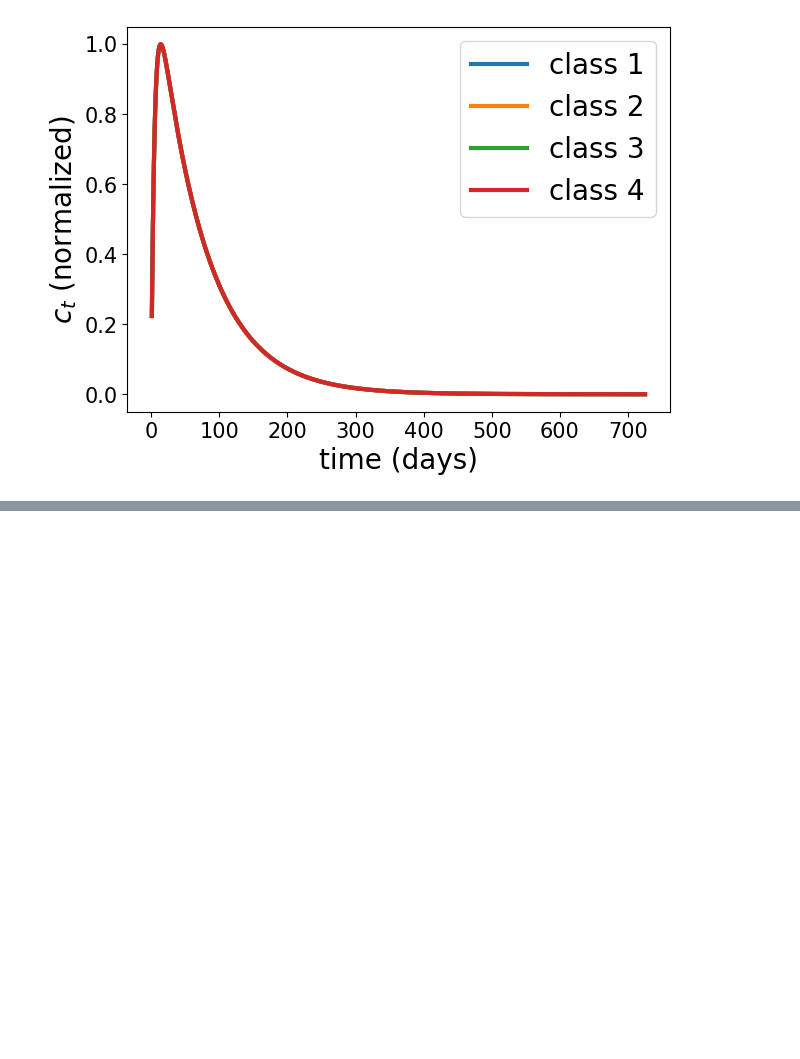
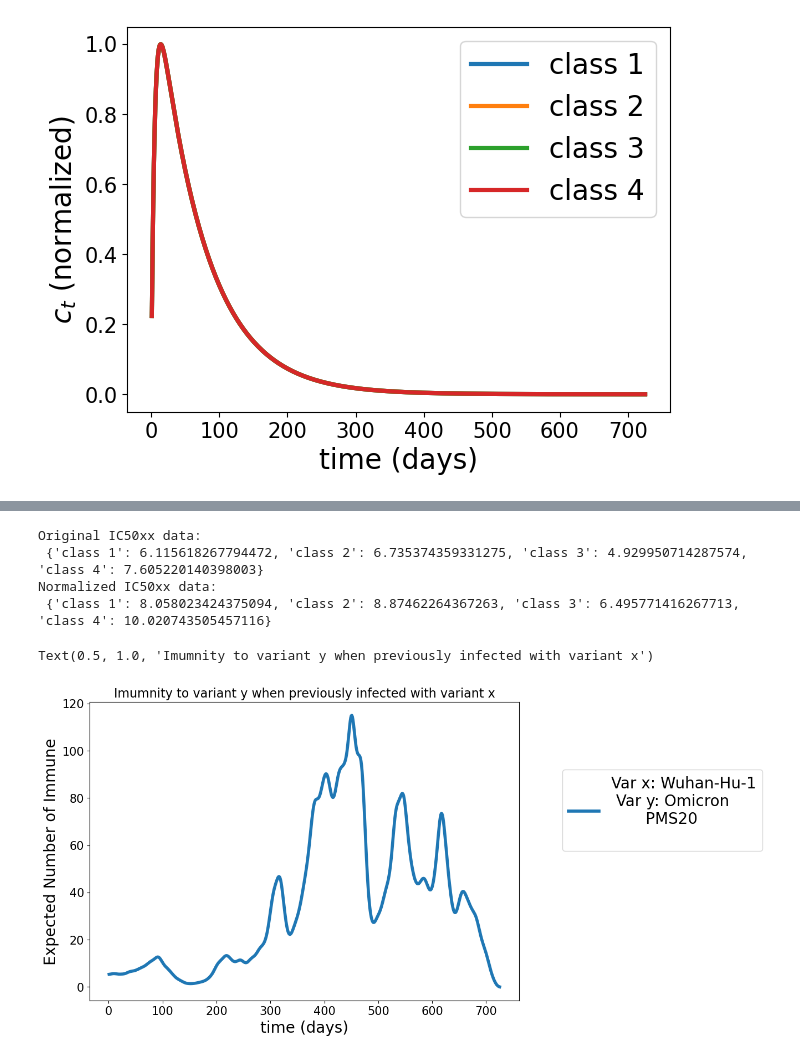
Before and after one commit to AlexiaNomena/Immune_Waning, a Jupyter notebook: Helper.ipynb, the cells around one changed output, grey strips where cells are left out. Cells and saved outputs as stored; diff of their text form; code cells hidden in the pictures; blank space fills up the shorter version.

Commit message:
change_title

```diff
--- a/Helper.ipynb
+++ b/Helper.ipynb
@@ -157,0 +98,16 @@ Text(0.5, 1.0, 'Imumnity to variant y')
+# %%
+"""Load non normalized IC50xx data """
+IC50xx_orig = pd.read_csv('Data/IC50xx_per_Ab_class.csv')
+# normalize IC50xx by c_max
+IC50xx = {}
+IC50xx_orig2 = {}
+"""Compute normalized IC50xx data (because we are working with normalized antibody dynamics in PK)"""
+for ab in Ab_classes:
+    IC50xx_orig2[ab] = float(IC50xx_orig[ab])
+    IC50xx[ab] = float(IC50xx_orig[ab]/c_max_dic[ab])
+print("Original IC50xx data:\n", IC50xx_orig2, "\nNormalized IC50xx data:\n", IC50xx)
+# %% [output]
+Original IC50xx data:
+ {'class 1': 6.115618267794472, 'class 2': 6.735374359331275, 'class 3': 4.929950714287574, 'class 4': 7.605220140398003}
+Normalized IC50xx data:
+ {'class 1': 8.058023424375094, 'class 2': 8.87462264367263, 'class 3': 6.495771416267713, 'class 4': 10.020743505457116}
@@ -158,3 +140,21 @@ Text(0.5, 1.0, 'Imumnity to variant y')
+# %%
+"""Plot Projection, default png but add extension .pdf to save as pdf"""
+import matplotlib.pyplot as plt
+xysize = (15, 15) # size of xy ticks
+labsize = 20 # size of labels and legends
+figsize = (10, 7) # figure (width, height)
+xval = "time (days)" # name of variable on x axis
+yval = "Expected Number of Immune" # name of variable on y axis
+prob_neut_t = np.row_stack(tuple([I_xy[i] for i in range(len(variant_x_list))]))
+Display(t, prob_neut_t, is_log, labels,
+        figsize, xysize, labsize,
+        save_to = "Figures/IE_Projection.pdf",
+        xval = xval, yval = yval, linewidth = 4)
+plt.legend(fontsize = labsize, loc = (1.1, 0.5))
+plt.title("Imumnity to variant y when previously infected with variant x", fontsize  = 16)
+# %% [output]
+Text(0.5, 1.0, 'Imumnity to variant y when previously infected with variant x')
+[figure, added]
 # %%
 """Set up the vaccine efficacy data which is used for fitting"""
 from Methods.VE import sqrt_diff, vaccine_efficacy_four_antibodies, vaccine_efficacy_n_antibodies
```
Also changed, not shown: parts of 6 cells of this notebook.
